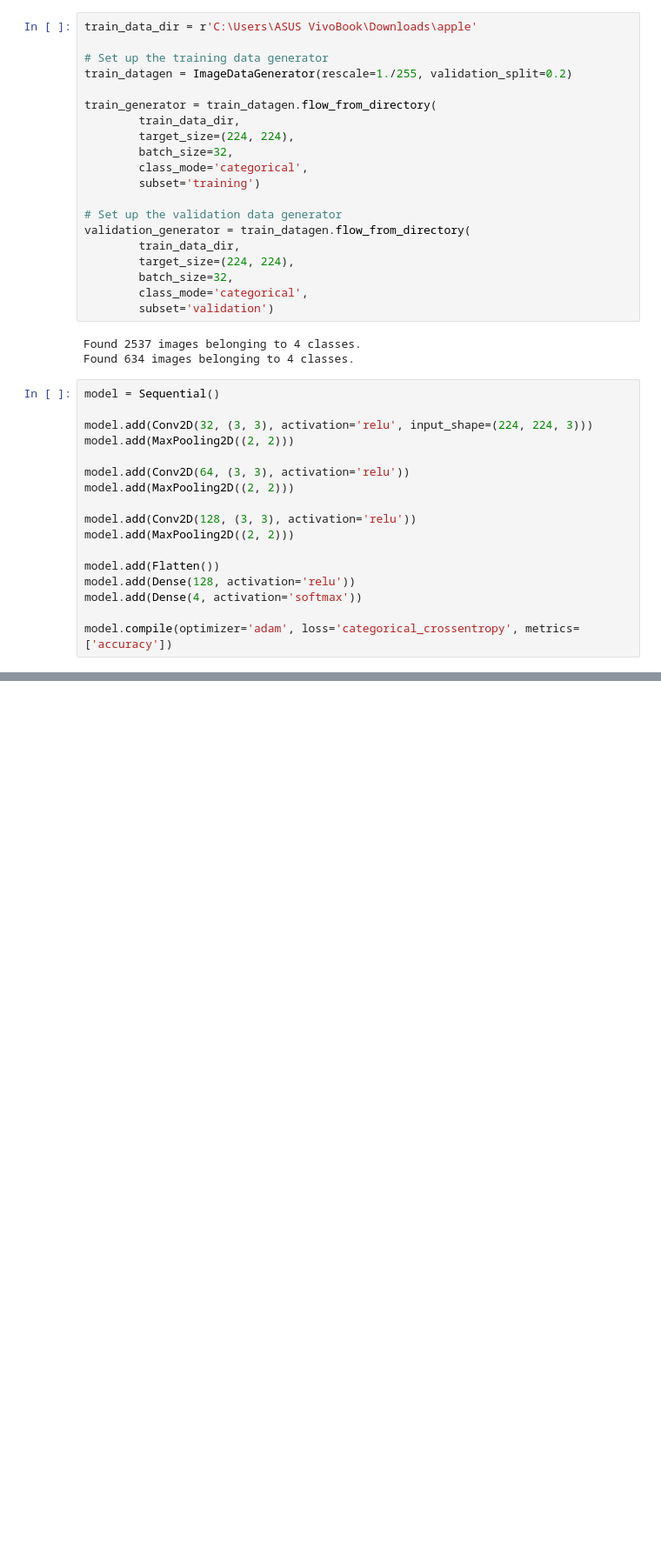
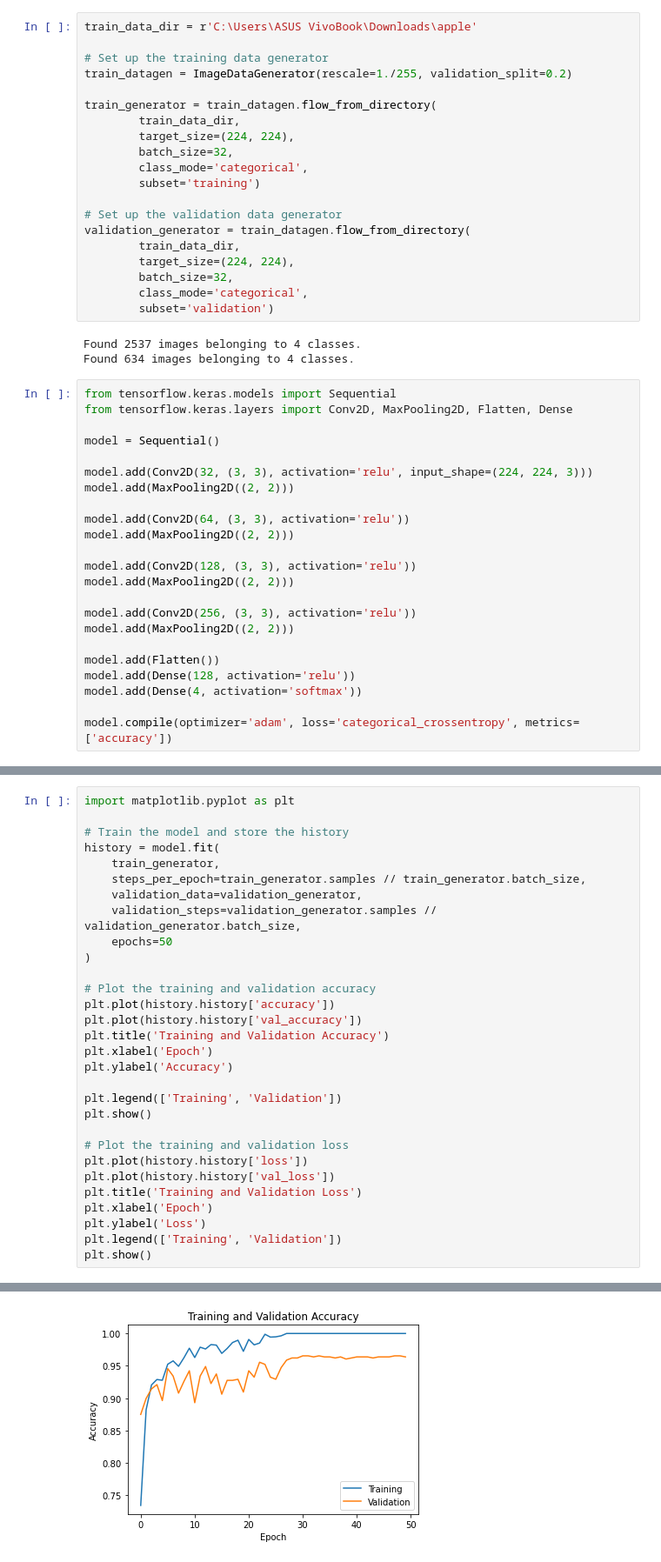
Before and after one commit to YuvrajRawat/Apple-Leaves-Disease-Detection-using-CNN, a Jupyter notebook: AppleLeaves.ipynb, the cells around one changed output, grey strips where cells are left out. Shown at 87% size. Drawn from its saved outputs; the diff is of its cells as text; blank space fills up the shorter version.

```diff
--- a/AppleLeaves.ipynb
+++ b/AppleLeaves.ipynb
@@ -27,6 +27,9 @@ validation_generator = train_datagen.flow_from_directory(
 Found 2537 images belonging to 4 classes.
 Found 634 images belonging to 4 classes.
 # %%
+from tensorflow.keras.models import Sequential
+from tensorflow.keras.layers import Conv2D, MaxPooling2D, Flatten, Dense
+
 model = Sequential()
 
 model.add(Conv2D(32, (3, 3), activation='relu', input_shape=(224, 224, 3)))
@@ -38,6 +41,9 @@ model.add(MaxPooling2D((2, 2)))
 model.add(Conv2D(128, (3, 3), activation='relu'))
 model.add(MaxPooling2D((2, 2)))
 
+model.add(Conv2D(256, (3, 3), activation='relu'))
+model.add(MaxPooling2D((2, 2)))
+
 model.add(Flatten())
 model.add(Dense(128, activation='relu'))
 model.add(Dense(4, activation='softmax'))
@@ -114,0 +52,31 @@ Predicted class: Apple___Cedar_apple_rust
+# %%
+import matplotlib.pyplot as plt
+
+# Train the model and store the history
+history = model.fit(
+    train_generator,
+    steps_per_epoch=train_generator.samples // train_generator.batch_size,
+    validation_data=validation_generator,
+    validation_steps=validation_generator.samples // validation_generator.batch_size,
+    epochs=50
+)
+
+# Plot the training and validation accuracy
+plt.plot(history.history['accuracy'])
+plt.plot(history.history['val_accuracy'])
+plt.title('Training and Validation Accuracy')
+plt.xlabel('Epoch')
+plt.ylabel('Accuracy')
+
+plt.legend(['Training', 'Validation'])
+plt.show()
+
+# Plot the training and validation loss
+plt.plot(history.history['loss'])
+plt.plot(history.history['val_loss'])
+plt.title('Training and Validation Loss')
+plt.xlabel('Epoch')
+plt.ylabel('Loss')
+plt.legend(['Training', 'Validation'])
+plt.show()
+# %% [output]
@@ -114,0 +100 @@ Predicted class: Apple___Cedar_apple_rust
+[figure, added]
```
Also changed, not shown: parts of 3 cells of this notebook.
